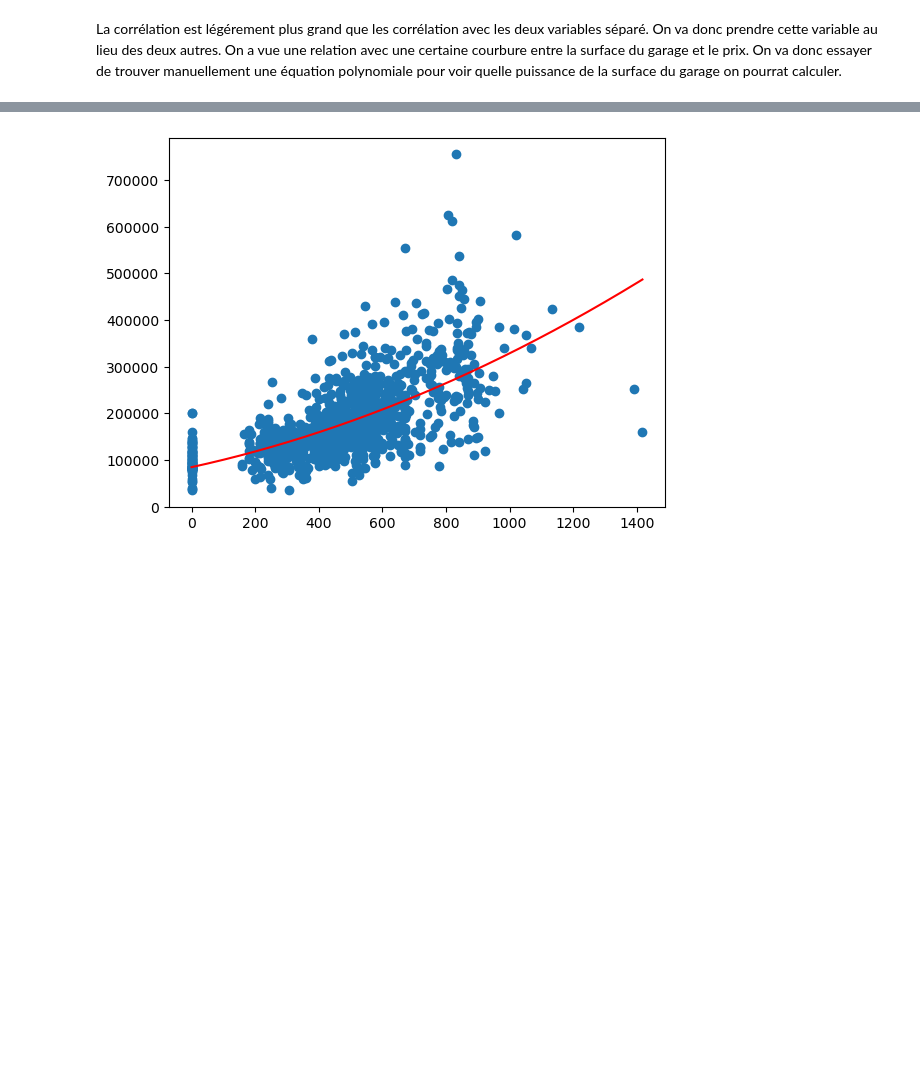
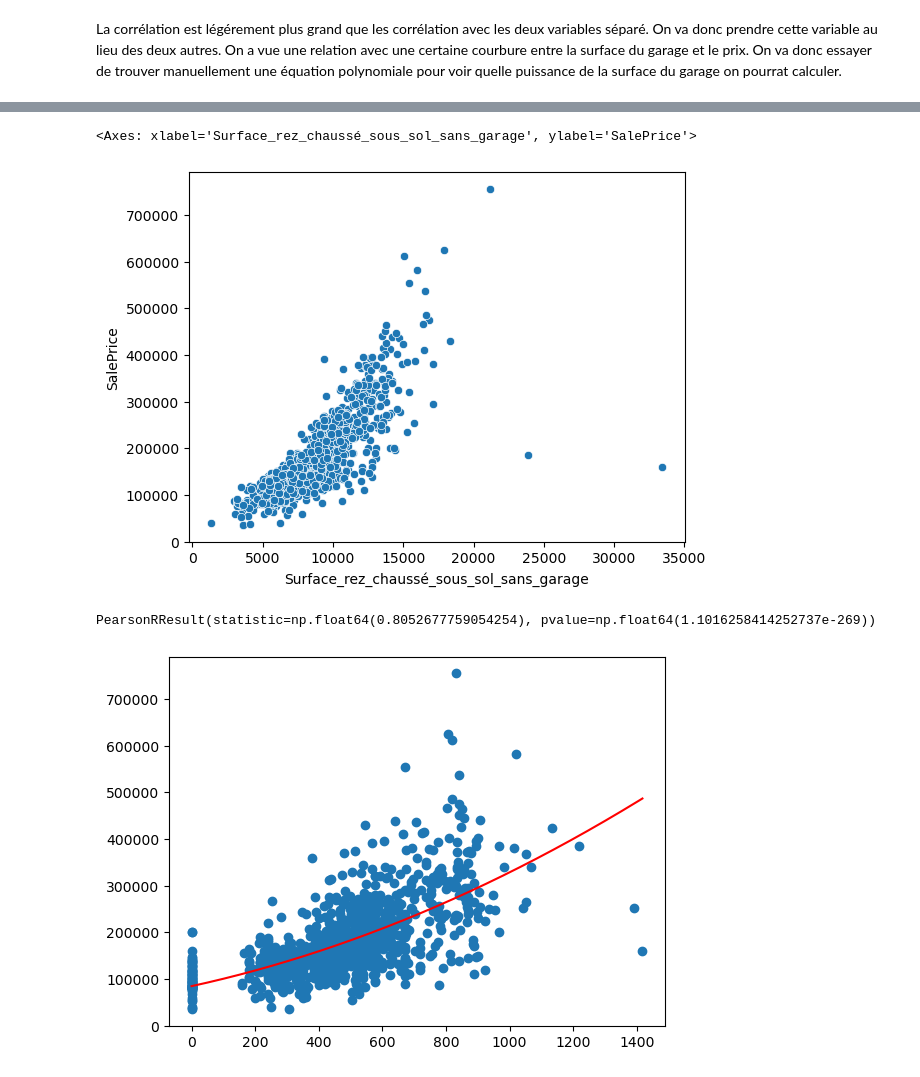
Before and after one commit to fmazur57u/Prediction_prix_immobilier, a Jupyter notebook: projet_prix_immobilier.ipynb, the cells around one changed output, grey strips where cells are left out. Saved outputs shown, nothing was run; the diff lists cells and outputs as text; code cells hidden in the pictures; blank space fills up the shorter version.

```diff
--- a/projet_prix_immobilier.ipynb
+++ b/projet_prix_immobilier.ipynb
@@ -740,3 +761,12 @@ La corrélation est légérement plus grand que les corrélation avec les deux v
+# %%
+sns.scatterplot(data=analyse_set, x="Surface_rez_chaussé_sous_sol_sans_garage", y="SalePrice")
+# %% [output]
+<Axes: xlabel='Surface_rez_chaussé_sous_sol_sans_garage', ylabel='SalePrice'>
+[figure, added]
+# %%
+pearsonr(analyse_set["Surface_rez_chaussé_sous_sol_sans_garage"], analyse_set["SalePrice"])
+# %% [output]
+PearsonRResult(statistic=np.float64(0.8052677759054254), pvalue=np.float64(1.1016258414252737e-269))
 # %%
 mymodel = np.poly1d(np.polyfit(analyse_set["GarageArea"], analyse_set["SalePrice"], 2))
 myline = np.linspace(analyse_set["GarageArea"].min(), analyse_set["GarageArea"].max(), 10000)
```
Also changed, not shown: parts of 9 cells of this notebook.
